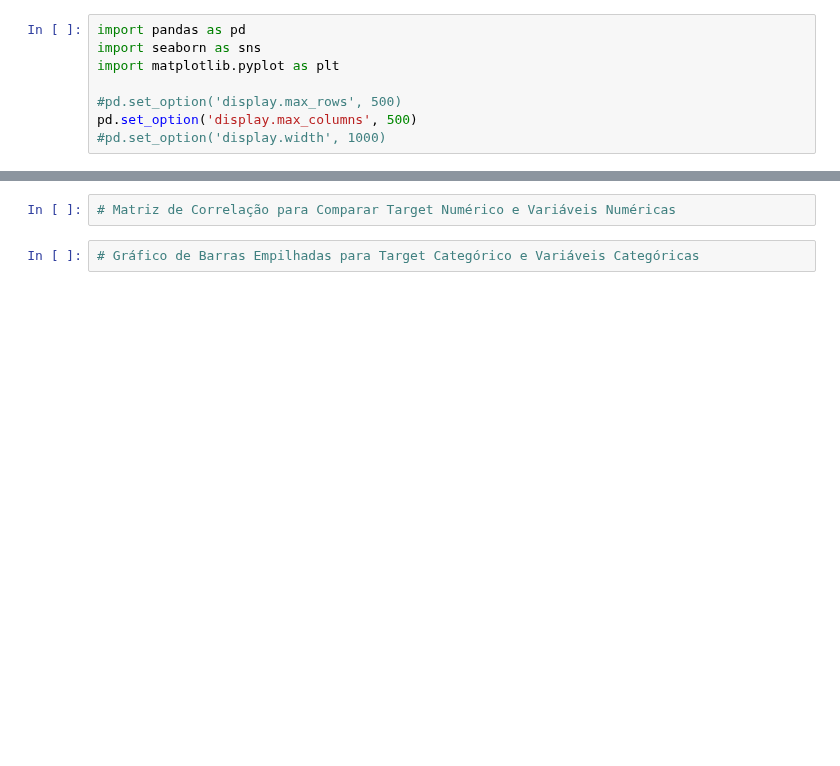
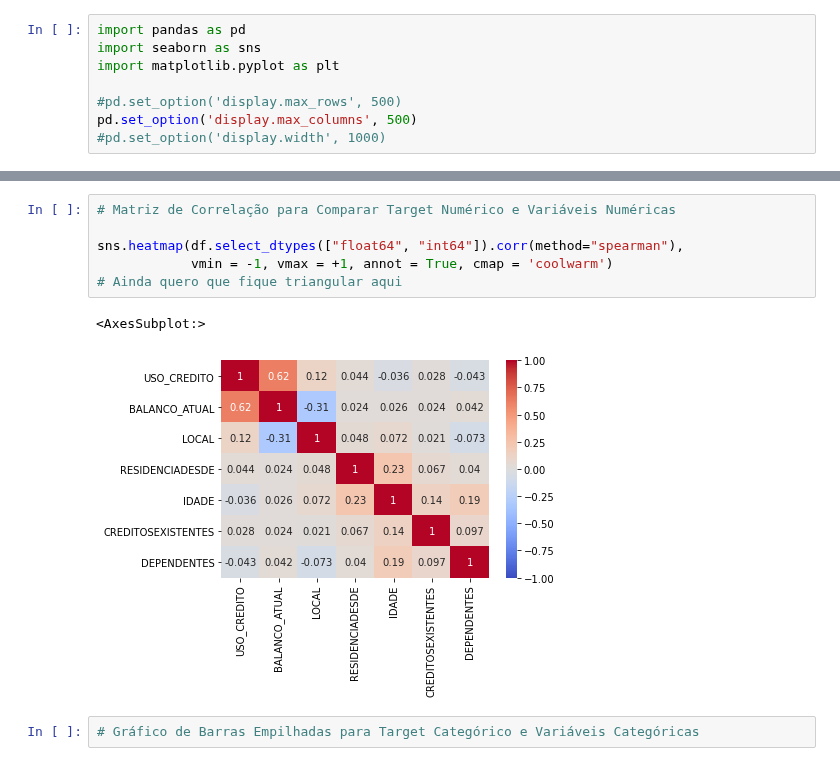
Before and after one commit to lauraalexandria/cursos-python, a Jupyter notebook: analises_iniciais.ipynb, the cells around one changed output, grey strips where cells are left out. Drawn from its saved outputs; the diff is of its cells as text; blank space fills up the shorter version.

```diff
--- a/analises_iniciais.ipynb
+++ b/analises_iniciais.ipynb
@@ -221,5 +249,12 @@ g.map(plt.hist, "value", alpha=.4)
 # %%
 # Matriz de Correlação para Comparar Target Numérico e Variáveis Numéricas
+
+sns.heatmap(df.select_dtypes(["float64", "int64"]).corr(method="spearman"),
+            vmin = -1, vmax = +1, annot = True, cmap = 'coolwarm')
+# Ainda quero que fique triangular aqui
+# %% [output]
+<AxesSubplot:>
+[figure, added]
 # %%
 # Gráfico de Barras Empilhadas para Target Categórico e Variáveis Categóricas
 # %%
```
Also changed, not shown: parts of 8 cells of this notebook.
